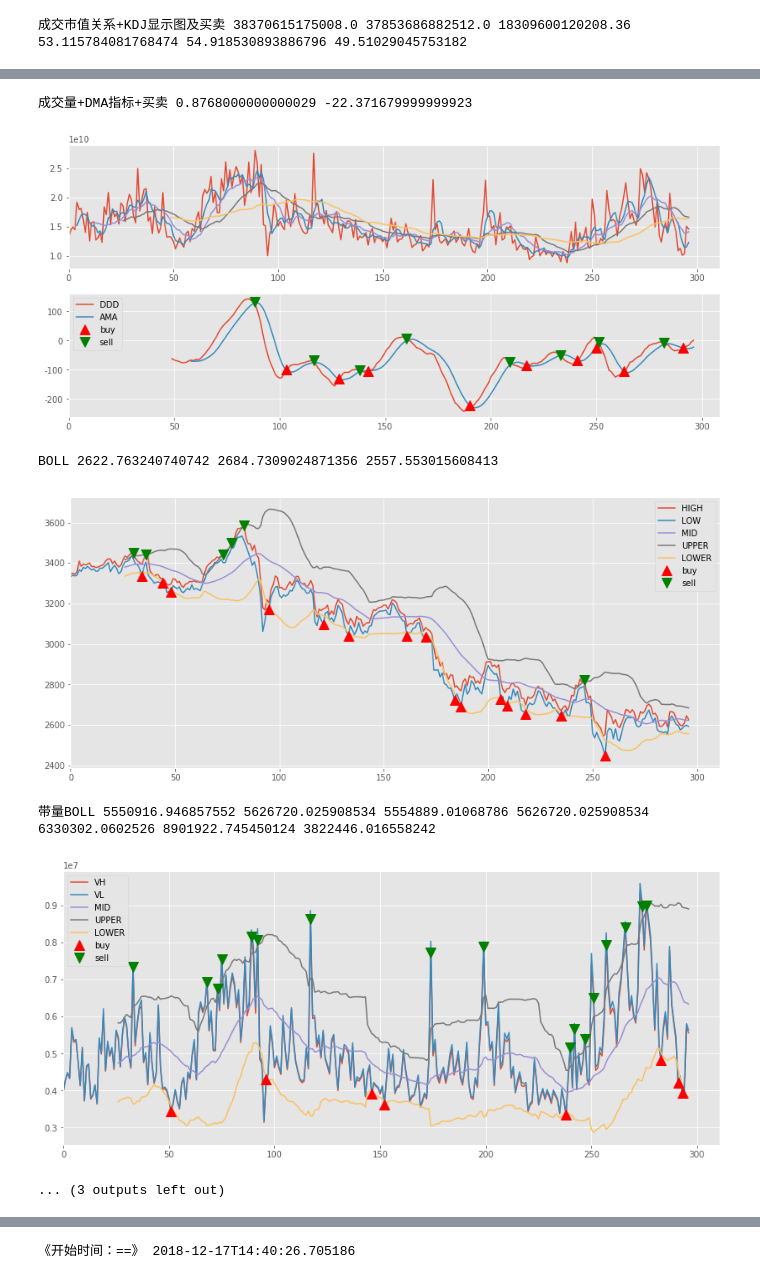
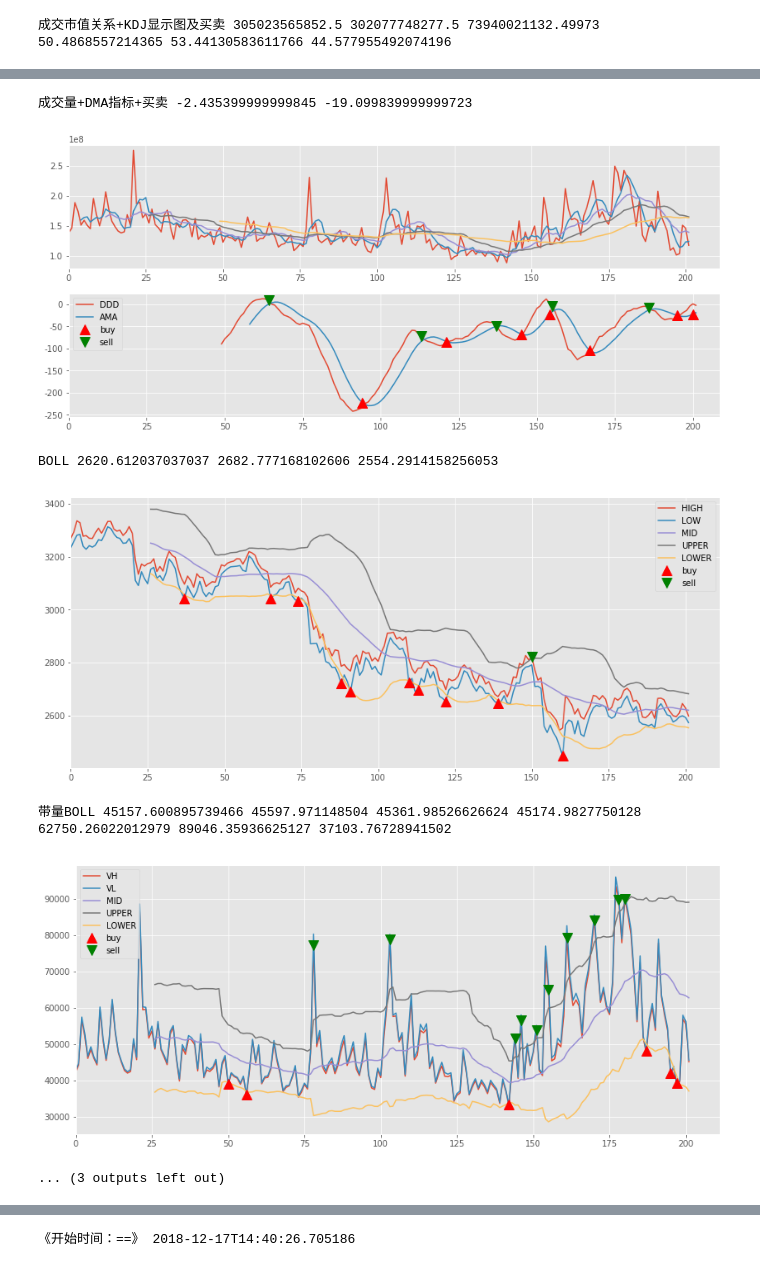
Before and after one commit to pm58/notebook, a Jupyter notebook: 跨平台量化环境测试+Rqalpha+Tushare+Quantaxis+Funcat+Hikyuu+Abu+Kivy.ipynb, the cells around one changed output, grey strips where cells are left out. Saved outputs shown, nothing was run; the diff lists cells and outputs as text; code cells hidden in the pictures.

```diff
--- a/跨平台量化环境测试+Rqalpha+Tushare+Quantaxis+Funcat+Hikyuu+Abu+Kivy.ipynb
+++ b/跨平台量化环境测试+Rqalpha+Tushare+Quantaxis+Funcat+Hikyuu+Abu+Kivy.ipynb
@@ -32,14 +32,14 @@ run_start_date = (getYesterday())#开始时间
 print ("设定起始日 run_start_date=",run_start_date) #当日时间格式：yyyy-mm-dd
 def getYesterday():
     today=datetime.date.today()
-    oneday=datetime.timedelta(days=3) #周二到周六设置前一天数据，周日设定前两天，周一设置前三天！！！
+    oneday=datetime.timedelta(days=0) #周二到周六设置前一天数据，周日设定前两天，周一设置前三天！！！
     yesterday=today-oneday
     return yesterday
 run_end_date = (getYesterday())# 输出前N天日期
 print ("设定结束日 run_end_date=",run_end_date) #当日时间格式：yyyy-mm-dd
 def getYesterday():
     today=datetime.date.today()
-    oneday=datetime.timedelta(days=10) #10天
+    oneday=datetime.timedelta(days=15) #10天
     yesterday=today-oneday
     return yesterday
 open_start_date = (getYesterday())# 输出前N天日期
@@ -178,10 +182,10 @@ print ("设定股票代码",x1)
 #"~/.rqalpha/bundle"
 from funcat.data.tushare_backend import TushareDataBackend
 from funcat.data.rqalpha_data_backend import RQAlphaDataBackend
-backend = "rqalpha"#热情啊老婆哈为本地数据，如果修改tushare改tushare在线数据连接
-if backend == "rqalpha":
+backend = "TU"#热情啊老婆哈为本地数据，如果修改tushare改tushare在线数据连接
+if backend == "RQ":
     set_data_backend(RQAlphaDataBackend())
-elif backend == "tushare":
+elif backend == "TU":
     set_data_backend(TushareDataBackend())
 set_start_date(run_start_date)
 #当前股票最新数据显示test。
@@ -393 +397 @@ print ("《结束时间：==》",("%s" % datetime.datetime.now().isoformat() ))
-成交市值关系+KDJ显示图及买卖 38370615175008.0 37853686882512.0 18309600120208.36 53.115784081768474 54.918530893886796 49.51029045753182
+成交市值关系+KDJ显示图及买卖 305023565852.5 302077748277.5 73940021132.49973 50.4868557214365 53.44130583611766 44.577955492074196
@@ -395,7 +399,7 @@ print ("《结束时间：==》",("%s" % datetime.datetime.now().isoformat() ))
-成交量+DMA指标+买卖 0.8768000000000029 -22.371679999999923
+成交量+DMA指标+买卖 -2.435399999999845 -19.099839999999723
-[figure, old version]
+[figure, new version]
-BOLL 2622.763240740742 2684.7309024871356 2557.553015608413
+BOLL 2620.612037037037 2682.777168102606 2554.2914158256053
-[figure, old version]
+[figure, new version]
-带量BOLL 5550916.946857552 5626720.025908534 5554889.01068786 5626720.025908534 6330302.0602526 8901922.745450124 3822446.016558242
+带量BOLL 45157.600895739466 45597.971148504 45361.98526626624 45174.9827750128 62750.26022012979 89046.35936625127 37103.76728941502
-[figure, old version]
+[figure, new version]
 ... (3 outputs left out)
```
Also changed, not shown: parts of 8 cells of this notebook.
